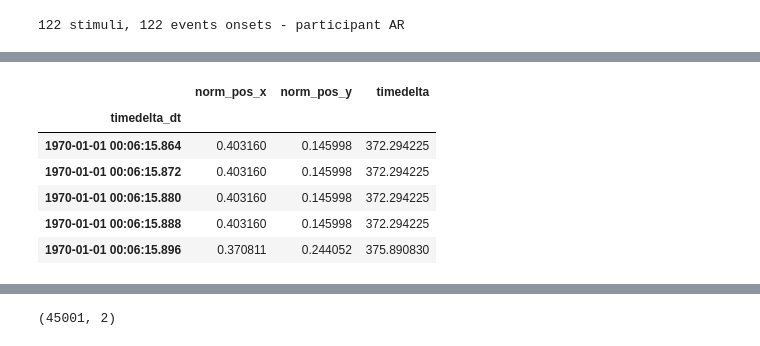
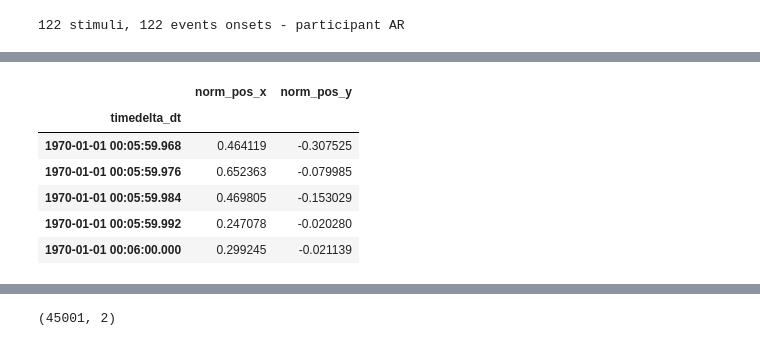
Before and after one commit to ren-e1011/driftmi, a Jupyter notebook: MINEBox.ipynb, the cells around one changed output, grey strips where cells are left out. Drawn from its saved outputs; the diff is of its cells as text; code cells hidden in the pictures.

```diff
--- a/MINEBox.ipynb
+++ b/MINEBox.ipynb
@@ -162,5 +205,5 @@ Name: unity_time, Length: 122, dtype: float64
 # %%
-ar_gaze_df = load_binocular('AR',gaze_cols)
+ar_gaze_df = load_binocular('AR',events=ar_events_series,cols=gaze_cols)
 # %%
 ar_gaze_df.head()
 # %% [output]
@@ -189,4 +227,0 @@ ar_gaze_df
-# %%
-# unity_time is the association key between ar_gaze_df and ar_events_series
-# onset time at ar_events_series[0] marks Beginning
-ar_gaze_df['timedelta'] = ar_gaze_df['unity_time'] - ar_events_series[0]
@@ -242,2 +227,0 @@ ar_gaze_td_series = pd.to_datetime(ar_gaze_df['timedelta'],unit='s')
-# %%
-ar_gaze_df['timedelta_dt'] = ar_gaze_td_series
@@ -244,3 +230,5 @@ ar_gaze_df['timedelta_dt'] = ar_gaze_td_series
+# %%
+ar_gaze_resampled = resample_and_interpolate(ar_gaze_df)
 # %%
 ar_gaze_df.head()
 # %% [output]
@@ -340,10 +251,10 @@ ar_gaze_resample.head()
 # %%
-ar_gaze_resample.tail()
+ar_gaze_resampled.tail()
 # %% [output]
-|  | norm_pos_x | norm_pos_y | timedelta |
-| timedelta_dt |  |  |  |
-| 1970-01-01 00:06:15.864 | 0.403160 | 0.145998 | 372.294225 |
-| 1970-01-01 00:06:15.872 | 0.403160 | 0.145998 | 372.294225 |
-| 1970-01-01 00:06:15.880 | 0.403160 | 0.145998 | 372.294225 |
-| 1970-01-01 00:06:15.888 | 0.403160 | 0.145998 | 372.294225 |
-| 1970-01-01 00:06:15.896 | 0.370811 | 0.244052 | 375.890830 |
+|  | norm_pos_x | norm_pos_y |
+| timedelta_dt |  |  |
+| 1970-01-01 00:05:59.968 | 0.464119 | -0.307525 |
+| 1970-01-01 00:05:59.976 | 0.652363 | -0.079985 |
+| 1970-01-01 00:05:59.984 | 0.469805 | -0.153029 |
+| 1970-01-01 00:05:59.992 | 0.247078 | -0.020280 |
+| 1970-01-01 00:06:00.000 | 0.299245 | -0.021139 |
```
Also changed, not shown: parts of 93 cells of this notebook.
